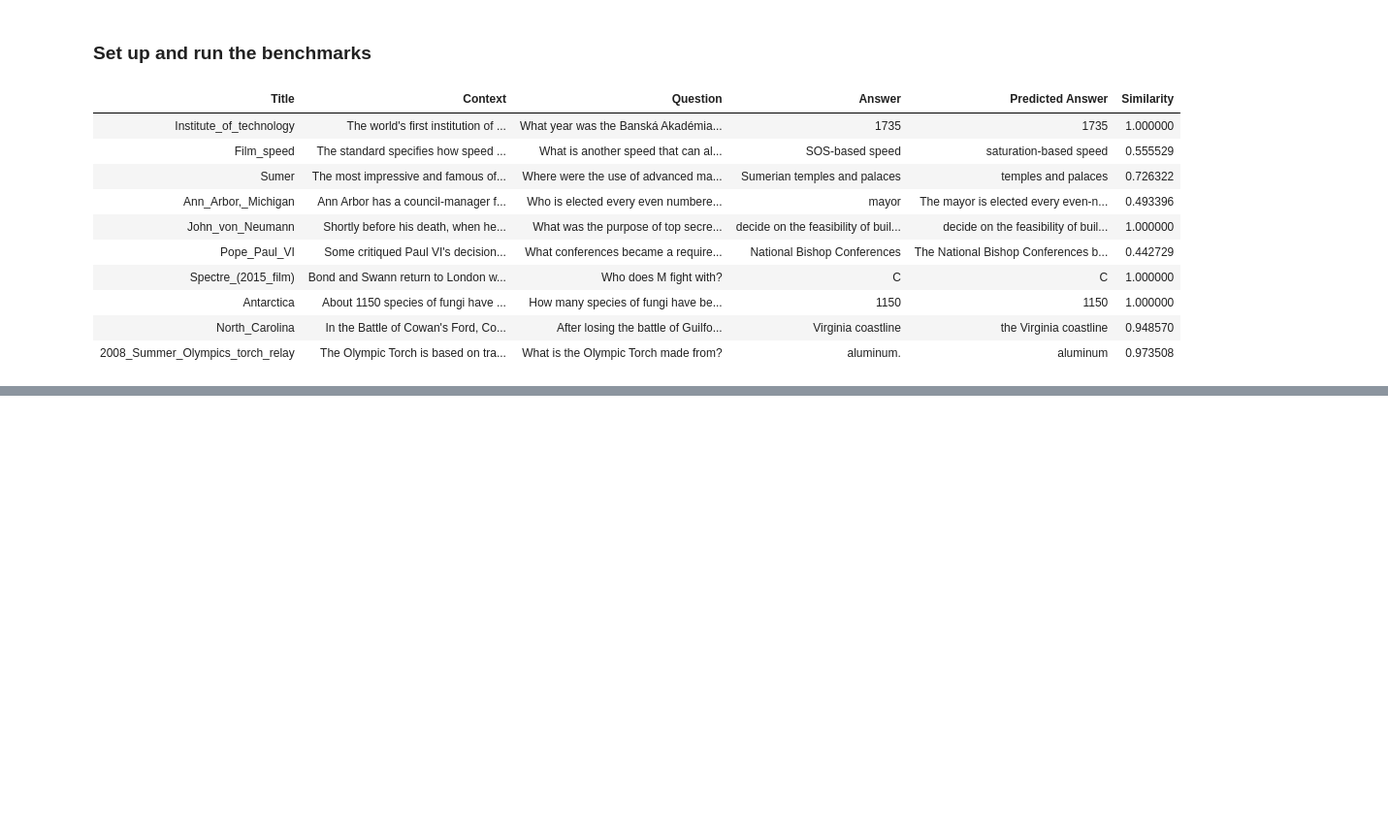
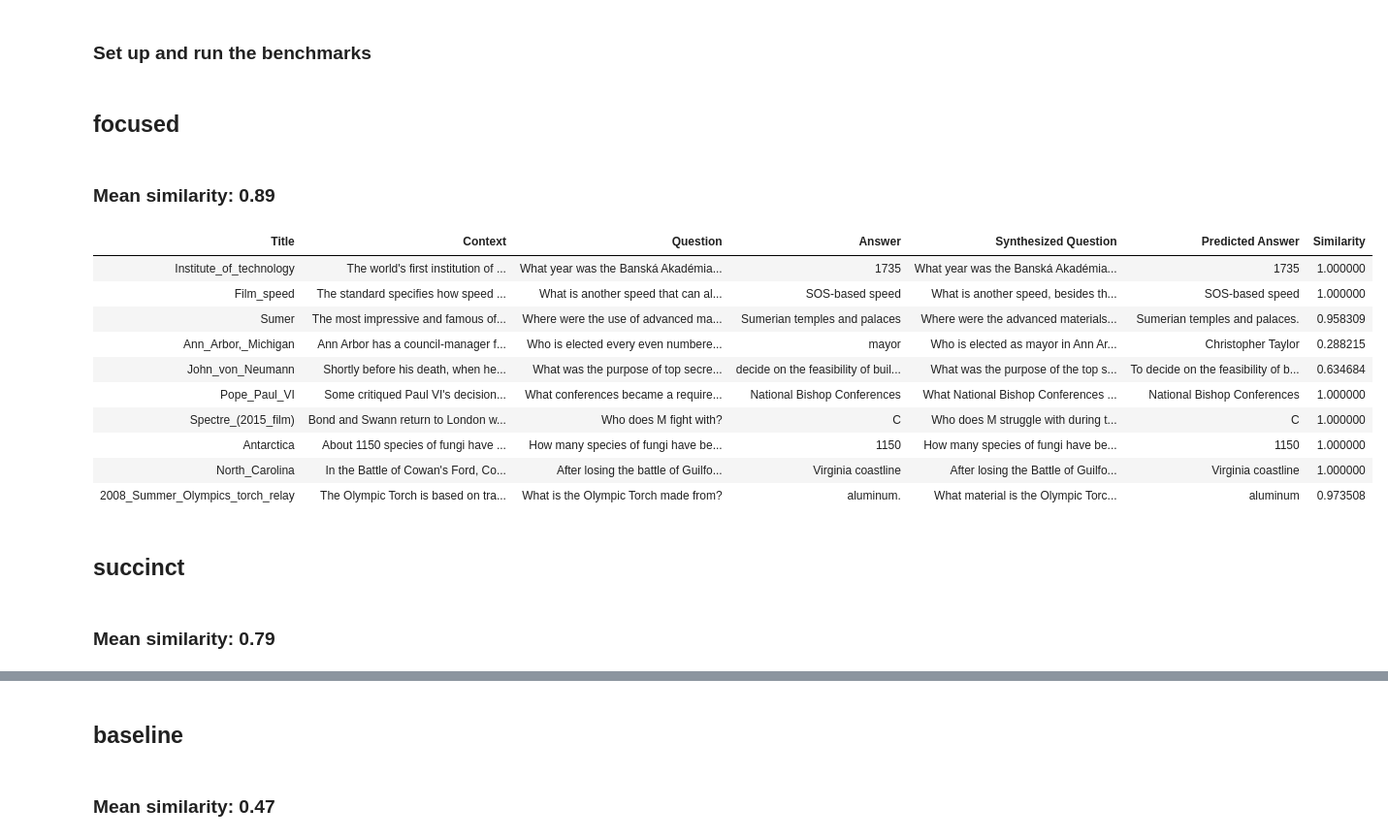
Before and after one commit to kurisu/SQuAD_Agent_Experiment, a Jupyter notebook: benchmarking.ipynb, the cells around one changed output, grey strips where cells are left out. Shown: that part at 97% size. Drawn from its saved outputs; the diff is of its cells as text; code cells hidden in the pictures; blank space fills up the shorter version.

Commit message:
feat: Compared 3 different prompting approaches

```diff
--- a/benchmarking.ipynb
+++ b/benchmarking.ipynb
@@ -161,10 +184,10 @@ def benchmark_agent(agent, dfSample, name):
 # %% [markdown]
 ### Set up and run the benchmarks
 # %%
-from agent import get_agent
-
 benchmarks = [
     (get_agent(), "baseline"), # Baseline agent with default settings
+    (get_agent(system_prompt=SUCCINCT_SQUAD_REACT_CODE_SYSTEM_PROMPT), "succinct"), # Succinct agent
+    (get_agent(system_prompt=FOCUSED_SQUAD_REACT_CODE_SYSTEM_PROMPT), "focused"), # Focused agent
 ]
 
 for agent, name in tqdm(benchmarks):
@@ -172,27 +195,40 @@ for agent, name in tqdm(benchmarks):
 # %%
 # Load and display all benchmarks
 def load_benchmarks():
     benchmarks_dir = "benchmarks"
     benchmarks = []
     for file in os.listdir(benchmarks_dir):
         if file.endswith(".pkl"):
             df = pd.read_pickle(os.path.join(benchmarks_dir, file))
-            benchmarks.append(df)
+            benchmarks.append({
+                'name': file.replace(".pkl", ""),
+                'data': df,
+                'mean_similarity': df['Similarity'].mean()
+            })
     return benchmarks
 
 benchmarks = load_benchmarks()
 
+# Sort benchmarks by mean similarity
+benchmarks.sort(key=lambda x: x['mean_similarity'], reverse=True)
+
 for benchmark in benchmarks:
-    display_text_df(benchmark)
+    display(Markdown(f"## {benchmark['name']}"))
+    display(Markdown(f"### Mean similarity: {round(benchmark['mean_similarity'], 2)}"))
+    display_text_df(benchmark['data'])
 # %% [output]
+## focused
+### Mean similarity: 0.89
-| Title | Context | Question | Answer | Predicted Answer | Similarity |
-| Institute_of_technology | The world's first institution of ... | What year was the Banská Akadémia... | 1735 | 1735 | 1.000000 |
-| Film_speed | The standard specifies how speed ... | What is another speed that can al... | SOS-based speed | saturation-based speed | 0.555529 |
-| Sumer | The most impressive and famous of... | Where were the use of advanced ma... | Sumerian temples and palaces | temples and palaces | 0.726322 |
-| Ann_Arbor,_Michigan | Ann Arbor has a council-manager f... | Who is elected every even numbere... | mayor | The mayor is elected every even-n... | 0.493396 |
-| John_von_Neumann | Shortly before his death, when he... | What was the purpose of top secre... | decide on the feasibility of buil... | decide on the feasibility of buil... | 1.000000 |
-| Pope_Paul_VI | Some critiqued Paul VI's decision... | What conferences became a require... | National Bishop Conferences | The National Bishop Conferences b... | 0.442729 |
-| Spectre_(2015_film) | Bond and Swann return to London w... | Who does M fight with? | C | C | 1.000000 |
-| Antarctica | About 1150 species of fungi have ... | How many species of fungi have be... | 1150 | 1150 | 1.000000 |
-| North_Carolina | In the Battle of Cowan's Ford, Co... | After losing the battle of Guilfo... | Virginia coastline | the Virginia coastline | 0.948570 |
-| 2008_Summer_Olympics_torch_relay | The Olympic Torch is based on tra... | What is the Olympic Torch made from? | aluminum. | aluminum | 0.973508 |
+| Title | Context | Question | Answer | Synthesized Question | Predicted Answer | Similarity |
+| Institute_of_technology | The world's first institution of ... | What year was the Banská Akadémia... | 1735 | What year was the Banská Akadémia... | 1735 | 1.000000 |
+| Film_speed | The standard specifies how speed ... | What is another speed that can al... | SOS-based speed | What is another speed, besides th... | SOS-based speed | 1.000000 |
+| Sumer | The most impressive and famous of... | Where were the use of advanced ma... | Sumerian temples and palaces | Where were the advanced materials... | Sumerian temples and palaces. | 0.958309 |
+| Ann_Arbor,_Michigan | Ann Arbor has a council-manager f... | Who is elected every even numbere... | mayor | Who is elected as mayor in Ann Ar... | Christopher Taylor | 0.288215 |
+| John_von_Neumann | Shortly before his death, when he... | What was the purpose of top secre... | decide on the feasibility of buil... | What was the purpose of the top s... | To decide on the feasibility of b... | 0.634684 |
+| Pope_Paul_VI | Some critiqued Paul VI's decision... | What conferences became a require... | National Bishop Conferences | What National Bishop Conferences ... | National Bishop Conferences | 1.000000 |
+| Spectre_(2015_film) | Bond and Swann return to London w... | Who does M fight with? | C | Who does M struggle with during t... | C | 1.000000 |
+| Antarctica | About 1150 species of fungi have ... | How many species of fungi have be... | 1150 | How many species of fungi have be... | 1150 | 1.000000 |
+| North_Carolina | In the Battle of Cowan's Ford, Co... | After losing the battle of Guilfo... | Virginia coastline | After losing the Battle of Guilfo... | Virginia coastline | 1.000000 |
+| 2008_Summer_Olympics_torch_relay | The Olympic Torch is based on tra... | What is the Olympic Torch made from? | aluminum. | What material is the Olympic Torc... | aluminum | 0.973508 |
+## succinct
+### Mean similarity: 0.79
@@ -198,0 +246,2 @@ for benchmark in benchmarks:
+## baseline
+### Mean similarity: 0.47
```
Also changed, not shown: parts of 6 cells of this notebook, 12 other files.
